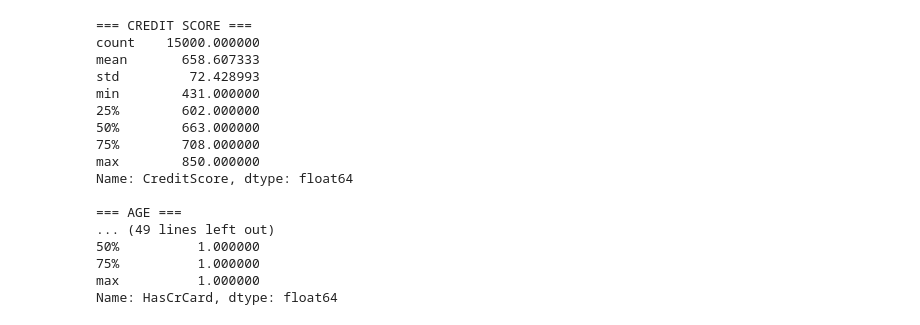
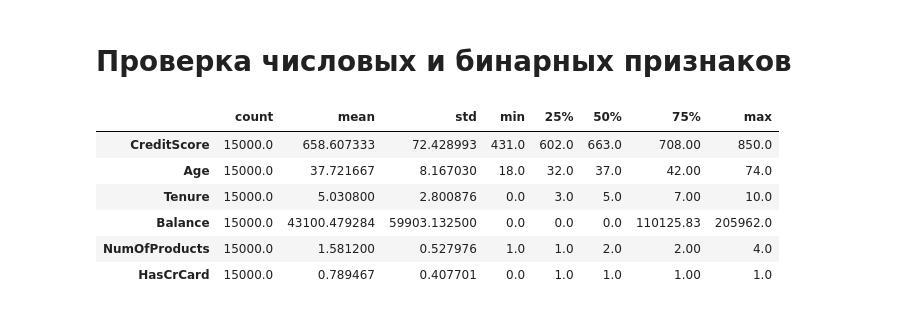
Before and after one commit to Plashka320/Bank-Customer-Churn-Prediction, a Jupyter notebook: 01_data_cleaning.ipynb, the cells around one changed output. Cells and saved outputs as stored; diff of their text form; code cells hidden in the pictures.

```diff
--- a/01_data_cleaning.ipynb
+++ b/01_data_cleaning.ipynb
@@ -96,34 +134,19 @@ dtype: int64
-# %%
-print("=== CREDIT SCORE ===")
-print(df['CreditScore'].describe())
-print("\n=== AGE ===")
-print(df['Age'].describe())
-print("\n=== TENURE (время с клиентом) ===")
-print(df['Tenure'].describe())
-print("\n=== BALANCE (баланс) ===")
-print(df['Balance'].describe())
-print("\n=== NUMBER OF PRODUCTS ===")
-print(df['NumOfProducts'].describe())
-print("\n=== HAS CREDIT CARD ===")
-print(df['HasCrCard'].describe())
-# %% [output]
-=== CREDIT SCORE ===
-count    15000.000000
-mean       658.607333
-std         72.428993
-min        431.000000
-25%        602.000000
-50%        663.000000
-75%        708.000000
-max        850.000000
-Name: CreditScore, dtype: float64
-
-=== AGE ===
-... (49 lines left out)
-50%          1.000000
-75%          1.000000
-max          1.000000
-Name: HasCrCard, dtype: float64
+# %% [markdown]
+# Проверка числовых и бинарных признаков
+# %%
+numeric_columns = [
+    "CreditScore", "Age", "Tenure", "Balance", "NumOfProducts", "HasCrCard"
+]
+
+train_raw[numeric_columns].describe().T
+# %% [output]
+|  | count | mean | std | min | 25% | 50% | 75% | max |
+| CreditScore | 15000.0 | 658.607333 | 72.428993 | 431.0 | 602.0 | 663.0 | 708.00 | 850.0 |
+| Age | 15000.0 | 37.721667 | 8.167030 | 18.0 | 32.0 | 37.0 | 42.00 | 74.0 |
+| Tenure | 15000.0 | 5.030800 | 2.800876 | 0.0 | 3.0 | 5.0 | 7.00 | 10.0 |
+| Balance | 15000.0 | 43100.479284 | 59903.132500 | 0.0 | 0.0 | 0.0 | 110125.83 | 205962.0 |
+| NumOfProducts | 15000.0 | 1.581200 | 0.527976 | 1.0 | 1.0 | 2.0 | 2.00 | 4.0 |
+| HasCrCard | 15000.0 | 0.789467 | 0.407701 | 0.0 | 1.0 | 1.0 | 1.00 | 1.0 |
 # %%
 Все в пределах нормы
 # %%
```
Also changed, not shown: parts of 25 cells of this notebook, 3 other files.
